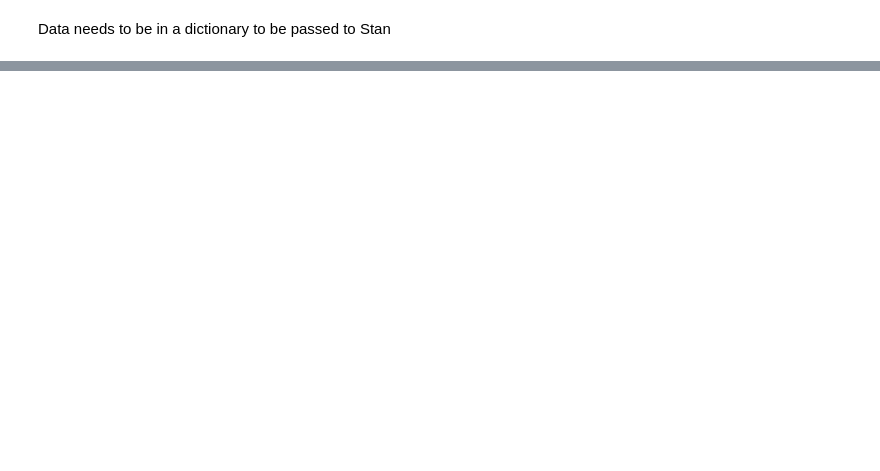
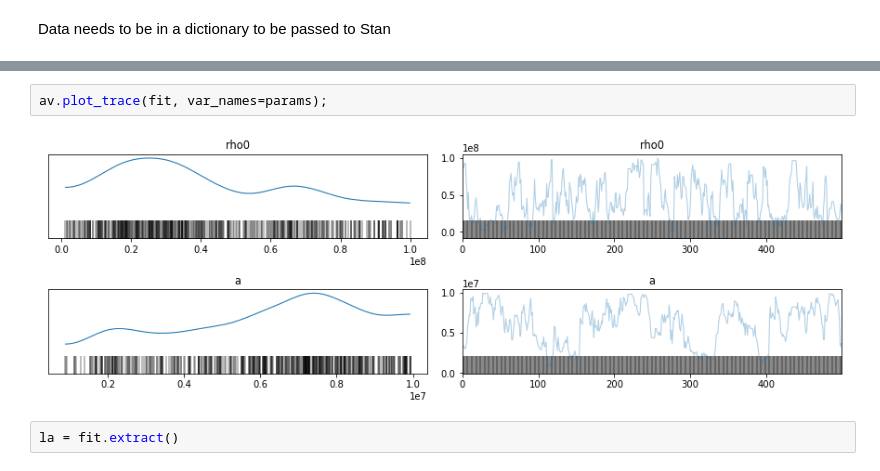
Before and after one commit to samberek/ast1501, a Jupyter notebook: pystan_ngc1407.ipynb, the cells around one changed output, grey strips where cells are left out. Drawn from its saved outputs; the diff is of its cells as text; blank space fills up the shorter version.

```diff
--- a/pystan_ngc1407.ipynb
+++ b/pystan_ngc1407.ipynb
@@ -75,0 +157,6 @@ INFO:pystan:COMPILING THE C++ CODE FOR MODEL anon_model_38d681e95bb95188d480258c
+# %%
+av.plot_trace(fit, var_names=params);
+# %% [output]
+[figure, added]
+# %%
+la = fit.extract()
```
Also changed, not shown: parts of 16 cells of this notebook, 1 other file.
